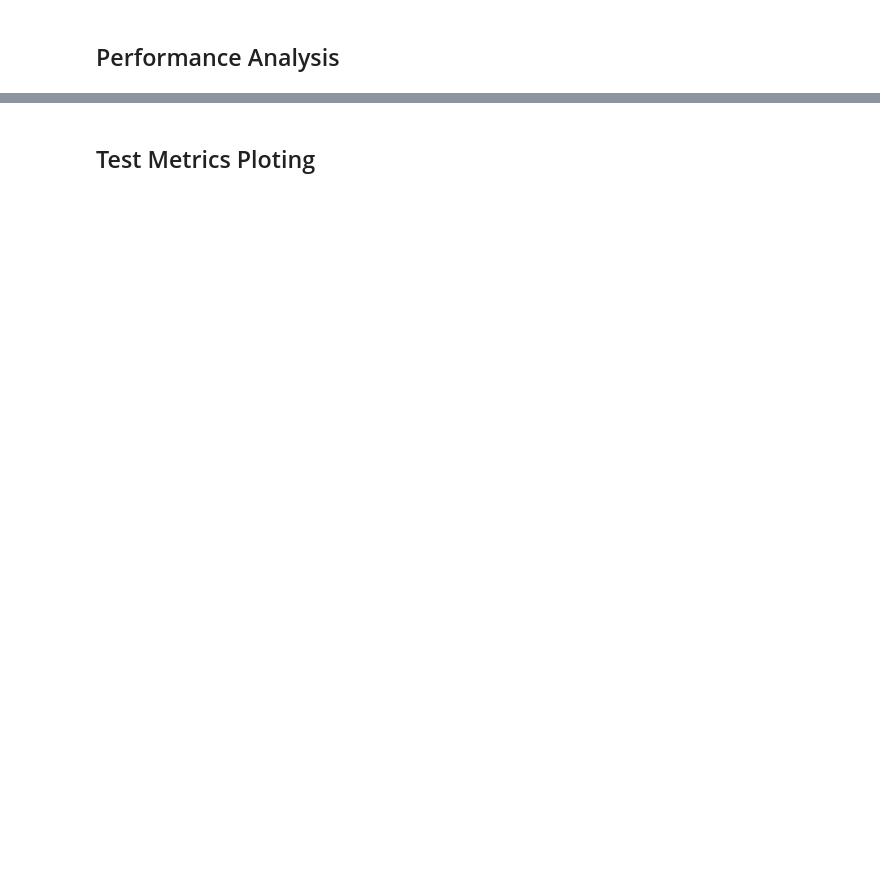
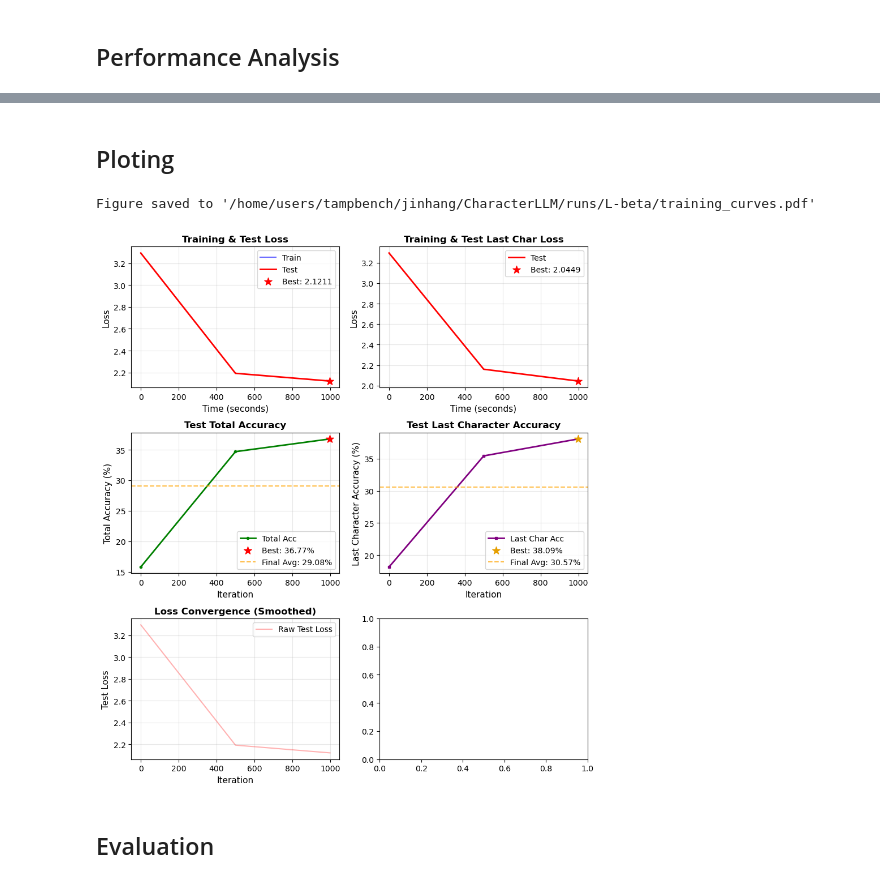
Before and after one commit to jhqiu21/CharacterLLM, a Jupyter notebook: LSTMBaseline.ipynb, the cells around one changed output, grey strips where cells are left out. Cells and saved outputs as stored; diff of their text form; code cells hidden in the pictures; blank space fills up the shorter version.

Commit message:
refactor LSTM structure with new metrics
Co-authored-by: 1234tjj <e1075521@u.nus.edu>

```diff
--- a/LSTMBaseline.ipynb
+++ b/LSTMBaseline.ipynb
@@ -25,10 +42,17 @@ key = jax.random.key(0)
 # %%
 # load the ./data/text8_train.txt and ./data/text8_test.txt files
 with open("./data/text8_train.txt", "r") as f:
-    train_text = f.read()
+    train_text_full = f.read()
 with open("./data/text8_test.txt", "r") as f:
     test_text = f.read()
 
+train_ratio = 0.95
+N = len(train_text_full)
+cut = int(N * train_ratio)
+
+train_text = train_text_full[:cut]  # training text
+val_text = train_text_full[cut:]  # validation text
 # print the length of the training text and test text
 print(f"Length of training text: {len(train_text):_} characters")
+print(f"Length of validation text: {len(val_text):_} characters")
 print(f"Length of test text: {len(test_text):_} characters")
@@ -57,0 +99,8 @@ for _ in range(5):
+# %%
+CONFIG_PATH = "./configs/baseline.yaml"
+# Load configuration
+config = load_config(CONFIG_PATH)
+print_config(config)
+
+# Initialize random seed
+key = jax.random.key(config.training.seed)
@@ -244,0 +341,21 @@ print(f"Initialized optimizer: Adam lr={learning_rate}")
+# %%
+metrics_logger = logger.Logger(config.training.epochs)
+print(f"Logger initialized: {metrics_logger}")
+
+time_train_history = []
+time_val_history = []
+
+checkpoints_to_save = {
+    'stage': [],
+    'best_loss_all': None,
+    'best_acc': None,
+    'best_acc_last': None,
+    'best_perplexity': None,
+}
+
+rng = jax.random.PRNGKey(config.training.seed)
+
+print("Training initialization complete")
+print(f"- Number of Epochs: {config.training.epochs:,}")
+print(f"- Batch size: {config.training.batch_size}")
+print(f"- Eval interval: {config.training.eval_interval}")
@@ -393,2 +506,0 @@ if save_results:
-# %% [markdown]
-## Test Metrics Ploting
@@ -514 +507,13 @@ plt.show()
+# %% [markdown]
+## Ploting
+# %%
+plot_training_curves(
+    metrics_logger=metrics_logger,
+    save_path=str(results_dir / 'training_curves.pdf')
+)
+# %% [output]
+Figure saved to '/home/users/tampbench/jinhang/CharacterLLM/runs/L-beta/training_curves.pdf'
+[figure, added]
+# %% [markdown]
+## Evaluation
 # %%
```
Also changed, not shown: parts of 30 cells of this notebook, 3 other files.
